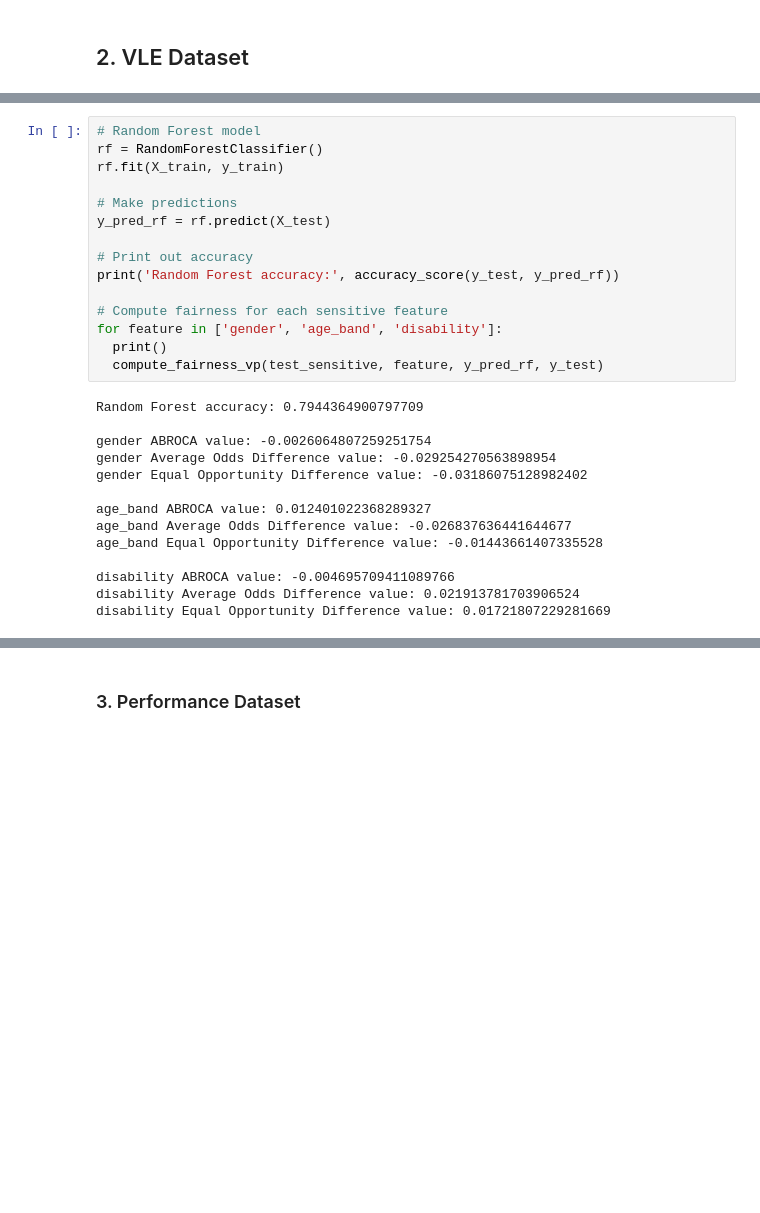
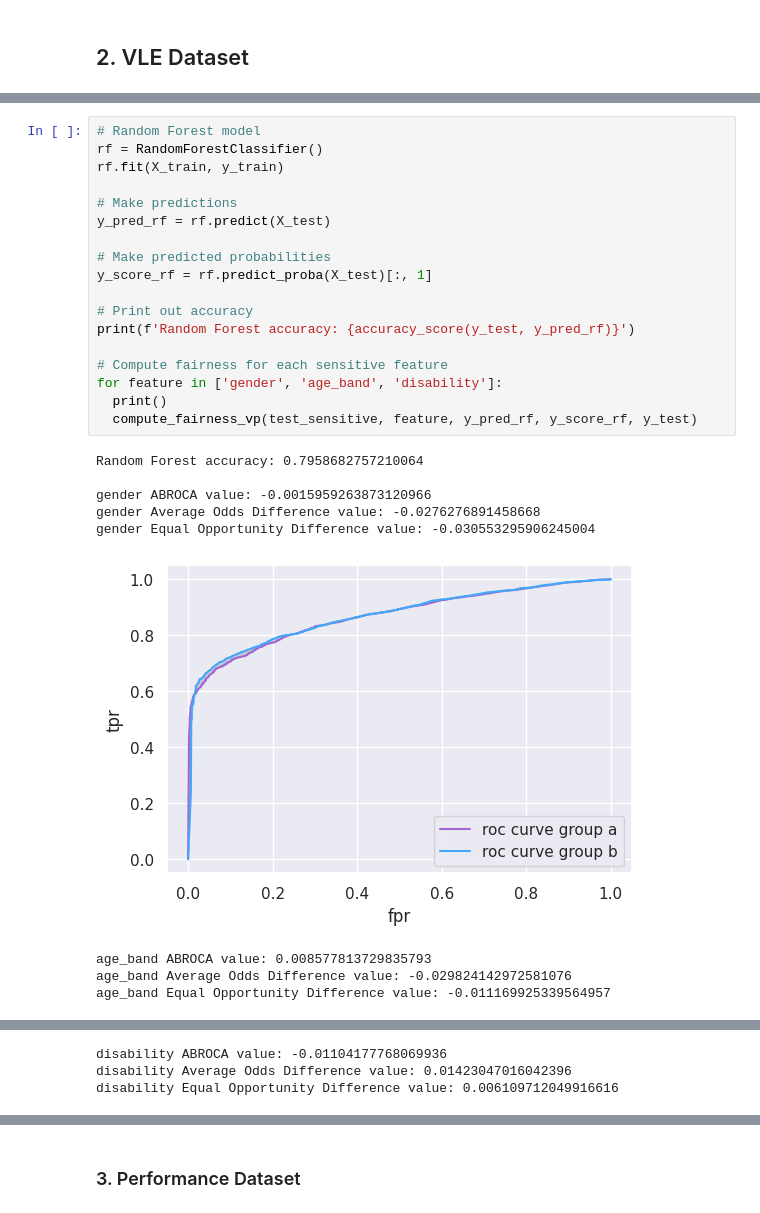
Before and after one commit to Consmart18/Debiasing-Student-Algorithms, a Jupyter notebook: RQ1_Examining_Bias_as_Attribute_of_Data_Sources.ipynb, the cells around one changed output, grey strips where cells are left out. Cells and saved outputs as stored; diff of their text form; blank space fills up the shorter version.

```diff
--- a/RQ1_Examining_Bias_as_Attribute_of_Data_Sources.ipynb
+++ b/RQ1_Examining_Bias_as_Attribute_of_Data_Sources.ipynb
@@ -367,29 +421,28 @@ disability Equal Opportunity Difference value: 0.01657938144956239
 # %%
 # Random Forest model
 rf = RandomForestClassifier()
 rf.fit(X_train, y_train)
 
 # Make predictions
 y_pred_rf = rf.predict(X_test)
 
+# Make predicted probabilities
+y_score_rf = rf.predict_proba(X_test)[:, 1]
+
 # Print out accuracy
-print('Random Forest accuracy:', accuracy_score(y_test, y_pred_rf))
+print(f'Random Forest accuracy: {accuracy_score(y_test, y_pred_rf)}')
 
 # Compute fairness for each sensitive feature
 for feature in ['gender', 'age_band', 'disability']:
   print()
-  compute_fairness_vp(test_sensitive, feature, y_pred_rf, y_test)
+  compute_fairness_vp(test_sensitive, feature, y_pred_rf, y_score_rf, y_test)
 # %% [output]
-Random Forest accuracy: 0.7944364900797709
+Random Forest accuracy: 0.7958682757210064
 
-gender ABROCA value: -0.0026064807259251754
-gender Average Odds Difference value: -0.029254270563898954
-gender Equal Opportunity Difference value: -0.03186075128982402
-
-age_band ABROCA value: 0.012401022368289327
-age_band Average Odds Difference value: -0.026837636441644677
-age_band Equal Opportunity Difference value: -0.01443661407335528
-
-disability ABROCA value: -0.004695709411089766
-disability Average Odds Difference value: 0.021913781703906524
-disability Equal Opportunity Difference value: 0.01721807229281669
+gender ABROCA value: -0.0015959263873120966
+gender Average Odds Difference value: -0.0276276891458668
+gender Equal Opportunity Difference value: -0.030553295906245004
+[figure, added]
+age_band ABROCA value: 0.008577813729835793
+age_band Average Odds Difference value: -0.029824142972581076
+age_band Equal Opportunity Difference value: -0.011169925339564957
@@ -395,0 +450,3 @@ disability Equal Opportunity Difference value: 0.01721807229281669
+disability ABROCA value: -0.01104177768069936
+disability Average Odds Difference value: 0.01423047016042396
+disability Equal Opportunity Difference value: 0.006109712049916616
```
Also changed, not shown: parts of 33 cells of this notebook.
